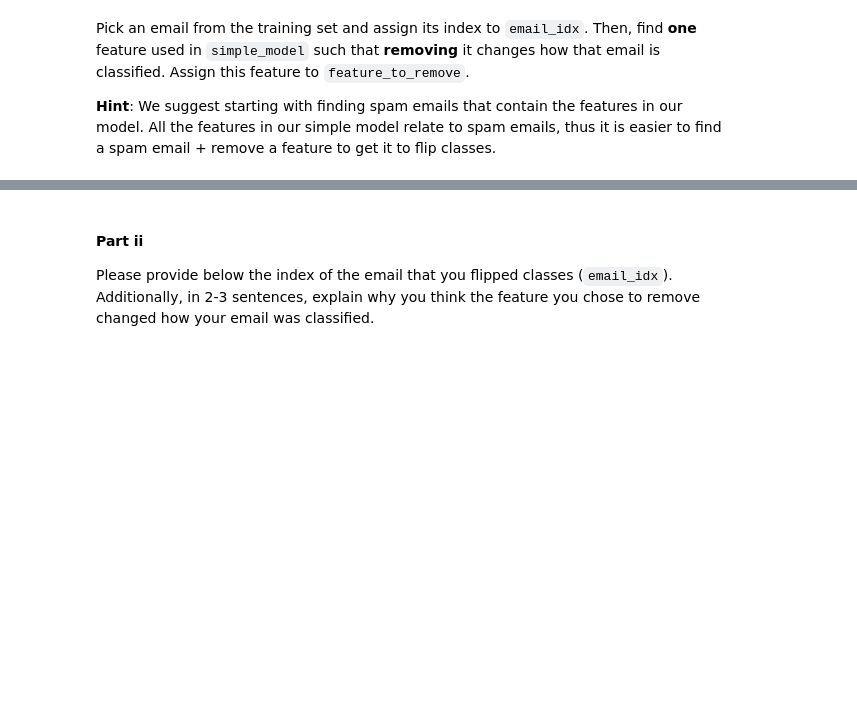
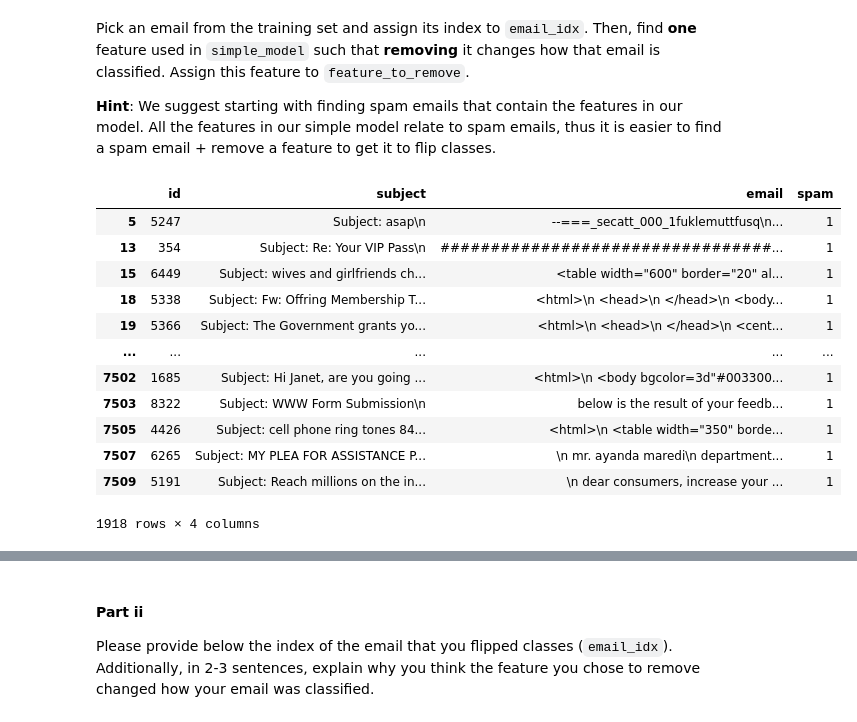
Before and after one commit to ac0033/sp25-student, a Jupyter notebook: proj/projB2/projB2.ipynb, the cells around one changed output, grey strips where cells are left out. Saved outputs shown, nothing was run; the diff lists cells and outputs as text; code cells hidden in the pictures; blank space fills up the shorter version.

```diff
--- a/proj/projB2/projB2.ipynb
+++ b/proj/projB2/projB2.ipynb
@@ -540,5 +959,19 @@ Pick an email from the training set and assign its index to `email_idx`. Then, f
 **Hint**: We suggest starting with finding spam emails that contain the features in our model. All the features in our simple model relate to spam emails, thus it is easier to find a spam email + remove a feature to get it to flip classes.
 # %%
 # Use this cell for scratch work when determining `email_idx`
-...
+train[train['spam'] == 1]
+# %% [output]
+|  | id | subject | email | spam |
+| 5 | 5247 | Subject: asap\n | --===_secatt_000_1fuklemuttfusq\n... | 1 |
+| 13 | 354 | Subject: Re: Your VIP Pass\n | #################################... | 1 |
+| 15 | 6449 | Subject: wives and girlfriends ch... | <table width="600" border="20" al... | 1 |
+| 18 | 5338 | Subject: Fw: Offring Membership T... | <html>\n <head>\n </head>\n <body... | 1 |
+| 19 | 5366 | Subject: The Government grants yo... | <html>\n <head>\n </head>\n <cent... | 1 |
+| ... | ... | ... | ... | ... |
+| 7502 | 1685 | Subject: Hi Janet, are you going ... | <html>\n <body bgcolor=3d"#003300... | 1 |
+| 7503 | 8322 | Subject: WWW Form Submission\n | below is the result of your feedb... | 1 |
+| 7505 | 4426 | Subject: cell phone ring tones 84... | <html>\n <table width="350" borde... | 1 |
+| 7507 | 6265 | Subject: MY PLEA FOR ASSISTANCE P... | \n mr. ayanda maredi\n department... | 1 |
+| 7509 | 5191 | Subject: Reach millions on the in... | \n dear consumers, increase your ... | 1 |
+1918 rows × 4 columns
 # %%
```
Also changed, not shown: parts of 57 cells of this notebook, 4 other files.
